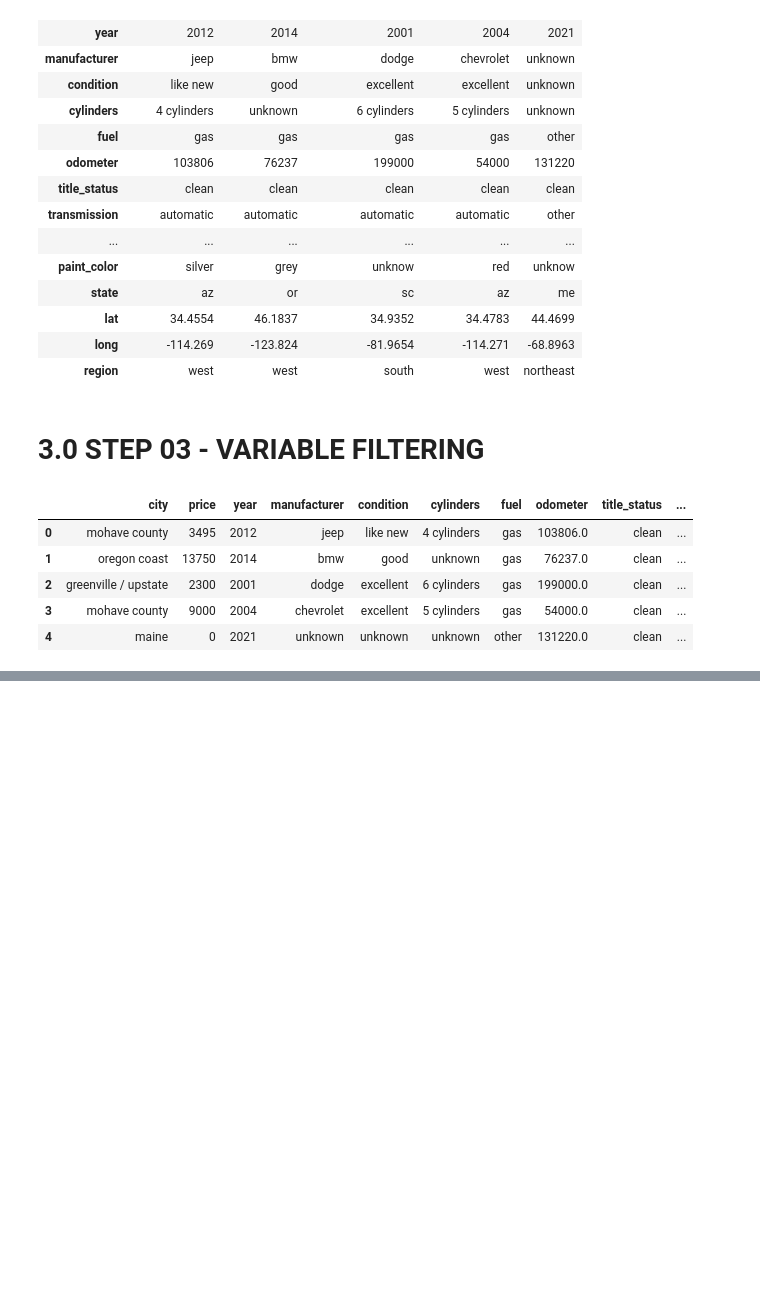
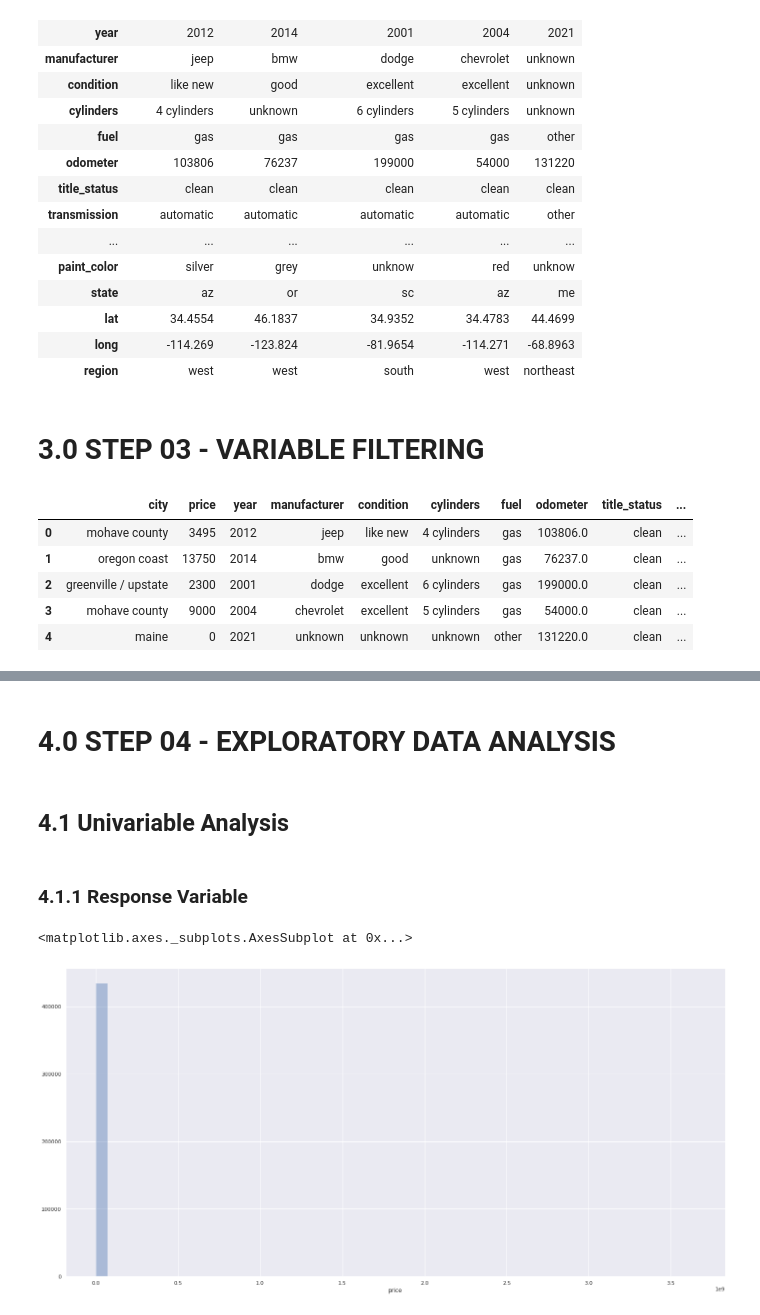
Before and after one commit to panambY/Used_Car_Price, a Jupyter notebook: Used_Car_Price.ipynb, the cells around one changed output, grey strips where cells are left out. Cells and saved outputs as stored; diff of their text form; code cells hidden in the pictures; blank space fills up the shorter version.

Commit message:
categorical variable

```diff
--- a/Used_Car_Price.ipynb
+++ b/Used_Car_Price.ipynb
@@ -787,0 +794,4 @@ df3.head()
+# %%
+# There are two columns which have strange values. The "price" and "odometer" variables have zero values and some very low numbers in its content.
+# In this first cycle I will drop only the zero values in both columns.
+df3 = df3[(df3['price']!=0) | (df3['odometer']!=0.0)]
@@ -787,0 +802,13 @@ df3.head()
+# %% [markdown]
+# 4.0 STEP 04 - EXPLORATORY DATA ANALYSIS
+# %%
+df4 = df3.copy()
+# %% [markdown]
+## 4.1 Univariable Analysis
+# %% [markdown]
+### 4.1.1 Response Variable
+# %%
+sns.distplot( df4['price'], kde=False )
+# %% [output]
+<matplotlib.axes._subplots.AxesSubplot at 0x...>
+[figure, added]
```
Also changed, not shown: parts of 35 cells of this notebook.
